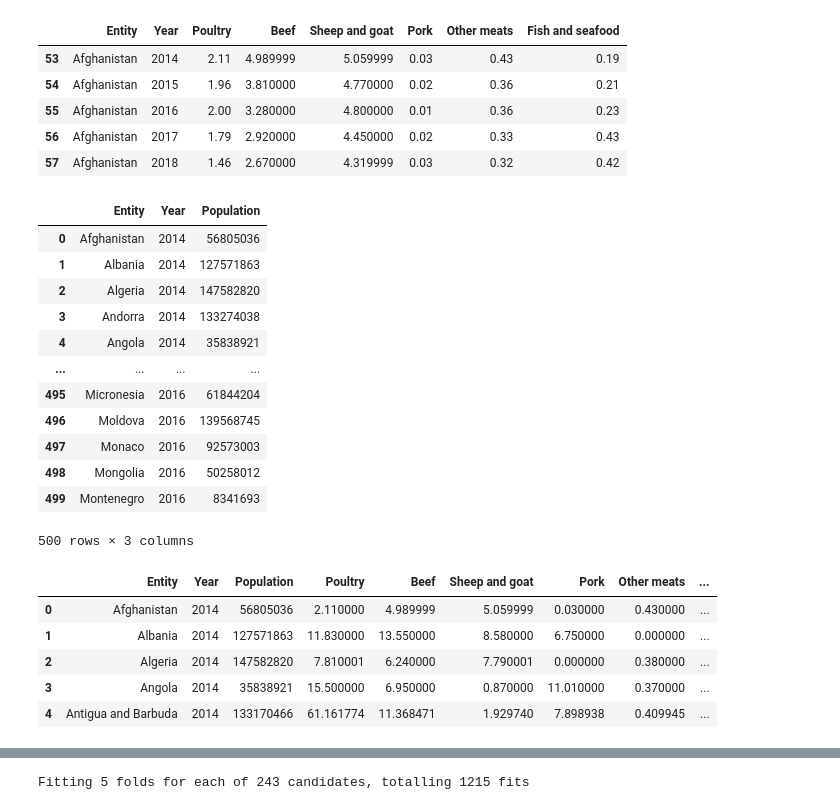
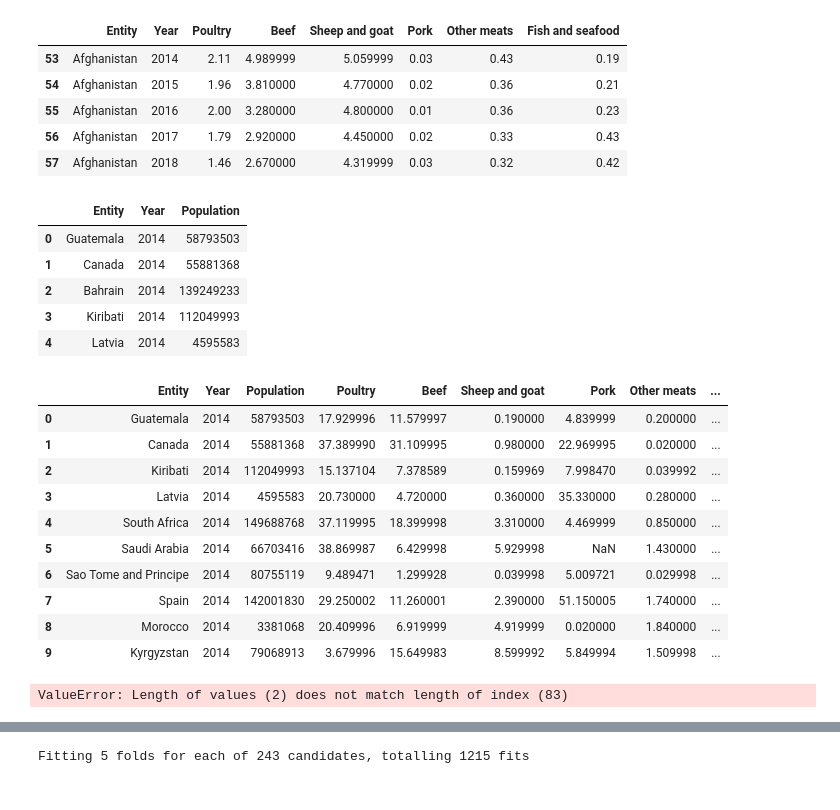
Before and after one commit to seccodingguy/Team1---Project2, a Jupyter notebook: Team2Project.ipynb, the cells around one changed output, grey strips where cells are left out. Saved outputs shown, nothing was run; the diff lists cells and outputs as text; code cells hidden in the pictures.

```diff
--- a/Team2Project.ipynb
+++ b/Team2Project.ipynb
@@ -18,6 +32,7 @@ population_df = pd.read_csv("population_by_year_2014_2024.csv")
 meat_df = pd.read_csv("Consumption of meat per capita.csv")
 # %%
 population_df = population_df.drop(columns= ['2022', '2023', '2024'])
-population_df.head()
+population_df = population_df.sample(n=11, random_state=65)
+population_df.head(11)
 # %% [output]
 |  | Country | 2014 | 2015 | 2016 | 2017 | 2018 | 2019 | 2020 | 2021 |
@@ -41,31 +62,33 @@ population_long = pd.melt(population_df, id_vars=["Country"],
                           var_name="Year", value_name="Population")
 population_long.rename(columns={"Country": "Entity"}, inplace=True)
 population_long["Year"] = pd.to_numeric(population_long["Year"])
-population_long.head(500)
+population_long.head()
 # %% [output]
 |  | Entity | Year | Population |
-| 0 | Afghanistan | 2014 | 56805036 |
-| 1 | Albania | 2014 | 127571863 |
-| 2 | Algeria | 2014 | 147582820 |
-| 3 | Andorra | 2014 | 133274038 |
-| 4 | Angola | 2014 | 35838921 |
-| ... | ... | ... | ... |
-| 495 | Micronesia | 2016 | 61844204 |
-| 496 | Moldova | 2016 | 139568745 |
-| 497 | Monaco | 2016 | 92573003 |
-| 498 | Mongolia | 2016 | 50258012 |
-| 499 | Montenegro | 2016 | 8341693 |
+| 0 | Guatemala | 2014 | 58793503 |
+| 1 | Canada | 2014 | 55881368 |
+| 2 | Bahrain | 2014 | 139249233 |
+| 3 | Kiribati | 2014 | 112049993 |
+| 4 | Latvia | 2014 | 4595583 |
-500 rows × 3 columns
 # %%
 population_long["Year"] = pd.to_numeric(population_long["Year"], errors='coerce')
 meat_df["Year"] = pd.to_numeric(meat_df["Year"], errors='coerce')
 combined_df = pd.merge(population_long, meat_df, on=["Entity", "Year"], how="inner")
-combined_df.head()
+combined_df.head(10)
 # %% [output]
 |  | Entity | Year | Population | Poultry | Beef | Sheep and goat | Pork | Other meats | ... |
-| 0 | Afghanistan | 2014 | 56805036 | 2.110000 | 4.989999 | 5.059999 | 0.030000 | 0.430000 | ... |
-| 1 | Albania | 2014 | 127571863 | 11.830000 | 13.550000 | 8.580000 | 6.750000 | 0.000000 | ... |
-| 2 | Algeria | 2014 | 147582820 | 7.810001 | 6.240000 | 7.790001 | 0.000000 | 0.380000 | ... |
-| 3 | Angola | 2014 | 35838921 | 15.500000 | 6.950000 | 0.870000 | 11.010000 | 0.370000 | ... |
-| 4 | Antigua and Barbuda | 2014 | 133170466 | 61.161774 | 11.368471 | 1.929740 | 7.898938 | 0.409945 | ... |
+| 0 | Guatemala | 2014 | 58793503 | 17.929996 | 11.579997 | 0.190000 | 4.839999 | 0.200000 | ... |
+| 1 | Canada | 2014 | 55881368 | 37.389990 | 31.109995 | 0.980000 | 22.969995 | 0.020000 | ... |
+| 2 | Kiribati | 2014 | 112049993 | 15.137104 | 7.378589 | 0.159969 | 7.998470 | 0.039992 | ... |
+| 3 | Latvia | 2014 | 4595583 | 20.730000 | 4.720000 | 0.360000 | 35.330000 | 0.280000 | ... |
+| 4 | South Africa | 2014 | 149688768 | 37.119995 | 18.399998 | 3.310000 | 4.469999 | 0.850000 | ... |
+| 5 | Saudi Arabia | 2014 | 66703416 | 38.869987 | 6.429998 | 5.929998 | NaN | 1.430000 | ... |
+| 6 | Sao Tome and Principe | 2014 | 80755119 | 9.489471 | 1.299928 | 0.039998 | 5.009721 | 0.029998 | ... |
+| 7 | Spain | 2014 | 142001830 | 29.250002 | 11.260001 | 2.390000 | 51.150005 | 1.740000 | ... |
+| 8 | Morocco | 2014 | 3381068 | 20.409996 | 6.919999 | 4.919999 | 0.020000 | 1.840000 | ... |
+| 9 | Kyrgyzstan | 2014 | 79068913 | 3.679996 | 15.649983 | 8.599992 | 5.849994 | 1.509998 | ... |
+# %%
+combined_df = map_countries_to_numeric(['Guatemala', 'Canada'],[1,2],"country_map",combined_df)
+# %% [output]
+ValueError: Length of values (2) does not match length of index (83)
 # %%
```
Also changed, not shown: parts of 12 cells of this notebook.
